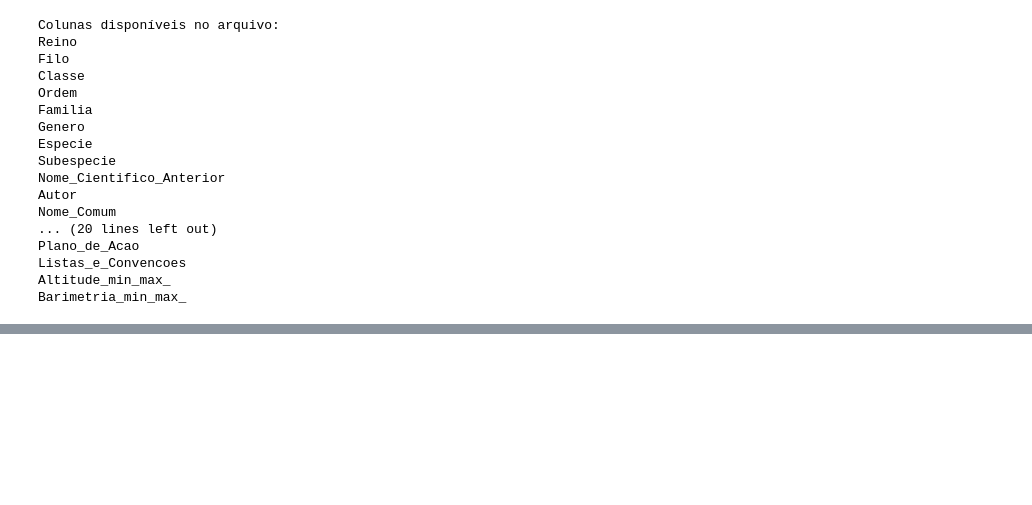
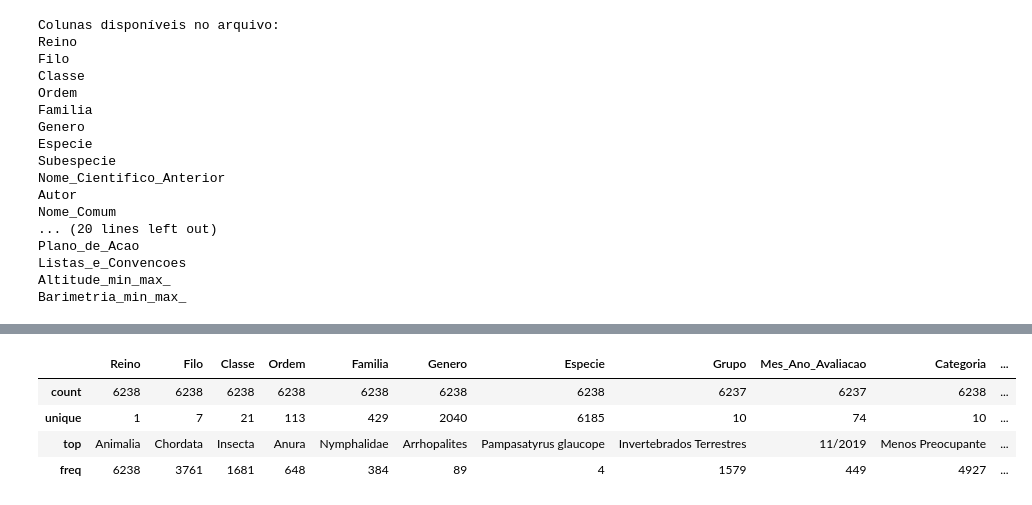
Before and after one commit to Carrascofs/analise-biodiversidade-mata-atlantica, a Jupyter notebook: notebooks/01_limpeza_e_exploracao.ipynb, the cells around one changed output, grey strips where cells are left out. Cells and saved outputs as stored; diff of their text form; code cells hidden in the pictures; blank space fills up the shorter version.

```diff
--- a/notebooks/01_limpeza_e_exploracao.ipynb
+++ b/notebooks/01_limpeza_e_exploracao.ipynb
@@ -153,0 +224,10 @@ print(df.head())
+# %%
+# e também uma visão mais geral, com os dados unicos e os mais frequentes para cada coluna
+
+df.describe()
+# %% [output]
+|  | Reino | Filo | Classe | Ordem | Familia | Genero | Especie | Grupo | Mes_Ano_Avaliacao | Categoria | ... |
+| count | 6238 | 6238 | 6238 | 6238 | 6238 | 6238 | 6238 | 6237 | 6237 | 6238 | ... |
+| unique | 1 | 7 | 21 | 113 | 429 | 2040 | 6185 | 10 | 74 | 10 | ... |
+| top | Animalia | Chordata | Insecta | Anura | Nymphalidae | Arrhopalites | Pampasatyrus glaucope | Invertebrados Terrestres | 11/2019 | Menos Preocupante | ... |
+| freq | 6238 | 3761 | 1681 | 648 | 384 | 89 | 4 | 1579 | 449 | 4927 | ... |
```
Also changed, not shown: parts of 16 cells of this notebook, 1 other file.
